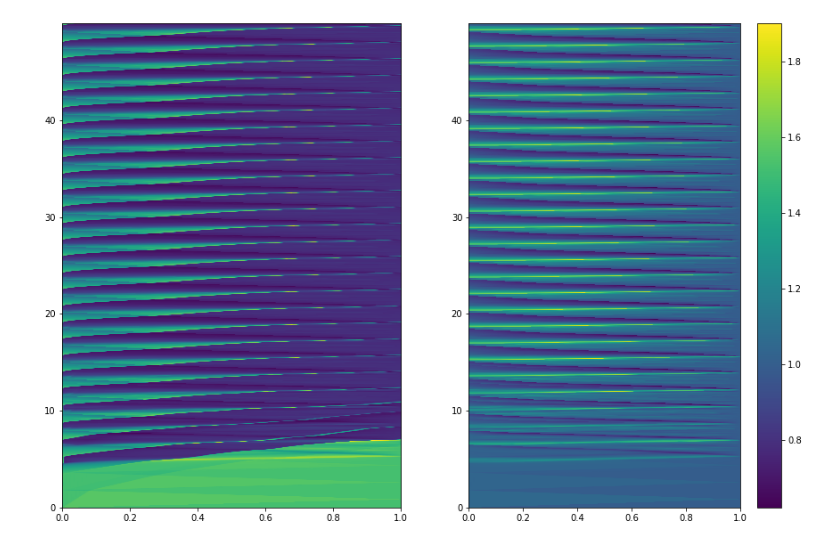
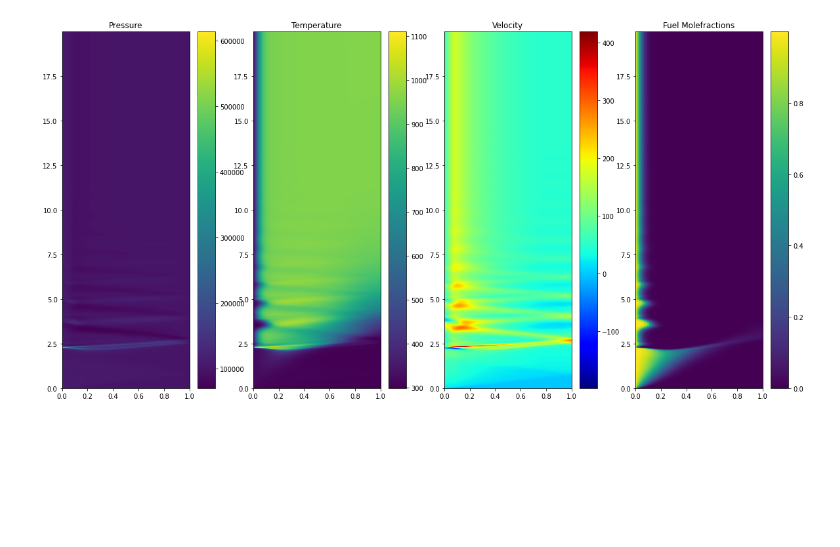
Before and after one commit to maikel/FiniteVolumeSolver, a Jupyter notebook: extra/PerfectGas/PerfectGasMix.ipynb, the cells around one changed output. Cells and saved outputs as stored; diff of their text form; code cells hidden in the pictures; blank space fills up the shorter version.

```diff
--- a/extra/PerfectGas/PerfectGasMix.ipynb
+++ b/extra/PerfectGas/PerfectGasMix.ipynb
@@ -25,41 +91,57 @@ def Load(path, chunk=[]):
     else:
         data_array = np.array(file['data'][:, 0, :, :])
         time_array = np.array(file['times'])
     file.close()
     return data_array #, time_array)
 
 #path1 = '/home/maikel/Development/FiniteVolumeSolver/build_2D-Release/HLLEM.h5'
-path = '/srv/public/Maikel/FiniteVolumeSolver/build_2D-Release/Characteristics.h5'
+path = '/srv/public/Maikel/FiniteVolumeSolver/build_2D-Release/Deflagration.h5'
 
 file = h5py.File(path, mode='r')
 data = np.array(file['data'][:, :, :, :])
 t = np.array(file['times'][:])
 dx = file['data'].attrs['cell_size']
 xlower = file['data'].attrs['xlower']
 file.close()
 
 #file1 = h5py.File(path1, mode='r')
 #data1 = np.array(file1['data'])
 #file1.close()
 
 nx = [data.shape[2], data.shape[3]]
 xupper = xlower + dx * nx
 
 vmin = None #0.4
 vmax = None #2.0
 
 xs = np.array(np.linspace(xlower[0], xupper[0], nx[0], endpoint=True))
 
-f, axs = plt.subplots(nrows=1, ncols=2, figsize=(15, 10))
+f, axs = plt.subplots(nrows=1, ncols=4, figsize=(20, 10))
 #dxt = [int(nx[0] / (nticks - 1)), int(nx[1] / (nticks - 1))]
-im0 = axs[0].imshow(data[:, 0, :, 0], origin='lower', interpolation='none', extent=(np.amin(xs), np.amax(xs), np.amin(t), np.amax(t)), aspect='auto')
-im1 = axs[1].imshow(data[:, 3, :, 0], origin='lower', interpolation='none', extent=(np.amin(xs), np.amax(xs), np.amin(t), np.amax(t)), aspect='auto')
-# axs[1].imshow(data1[:, 5, :, 0], origin='lower', interpolation='none', extent=(np.amin(xs), np.amax(xs), np.amin(t), np.amax(t)), aspect='auto')
-plt.colorbar(im1)
+
+Rspec = 287.0
+p_ref = 101325.0
+T_ref = 300.0
+rho_ref = p_ref / T_ref / Rspec
+import math
+u_ref = math.sqrt(p_ref / rho_ref)
+
+im0 = axs[0].imshow(data[:, 4, :, 0] * p_ref, origin='lower', interpolation='none', extent=(np.amin(xs), np.amax(xs), np.amin(t), np.amax(t)), aspect='auto')
+im1 = axs[1].imshow(data[:, 4, :, 0] / data[:, 0, :, 0] * T_ref, origin='lower', interpolation='none', extent=(np.amin(xs), np.amax(xs), np.amin(t), np.amax(t)), aspect='auto')
+im2 = axs[2].imshow(data[:, 1, :, 0] / data[:, 0, :, 0] * u_ref, origin='lower', cmap='jet', interpolation='none', extent=(np.amin(xs), np.amax(xs), np.amin(t), np.amax(t)), aspect='auto')
+im3 = axs[3].imshow(data[:, 3, :, 0] / data[:, 0, :, 0], origin='lower', interpolation='none', extent=(np.amin(xs), np.amax(xs), np.amin(t), np.amax(t)), aspect='auto')
+axs[0].set(title='Pressure')
+axs[1].set(title='Temperature')
+axs[2].set(title='Velocity')
+axs[3].set(title='Fuel Molefractions')
+plt.colorbar(im0, ax=axs[0])
+plt.colorbar(im1, ax=axs[1])
+plt.colorbar(im2, ax=axs[2])
+plt.colorbar(im3, ax=axs[3])
 plt.show()
-#f.savefig('/home/maikel/DensityAndPressure.png')
+f.savefig('/srv/public/Maikel/FiniteVolumeSolver/extra/PerfectGas/FlameWithDiffusion.png')
 # %% [output]
-[figure, old version]
+[figure, new version]
 # %%
 import matplotlib.pyplot as plt
 import os
```
Also changed, not shown: parts of 2 cells of this notebook, 3 other files.
